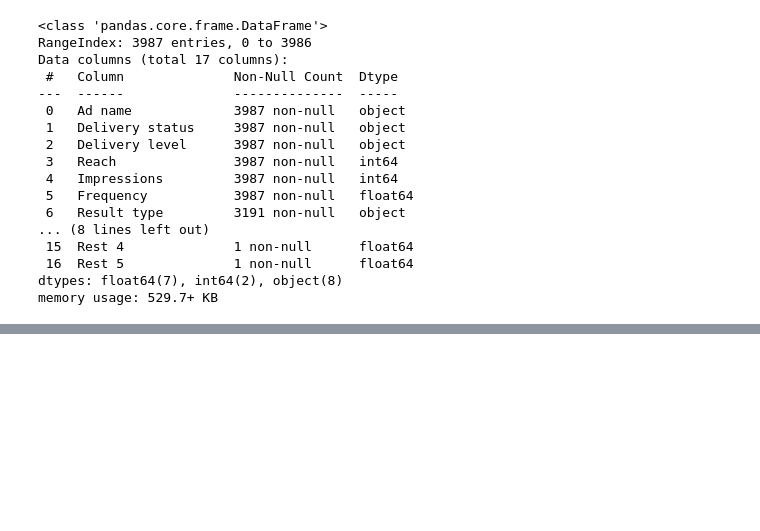
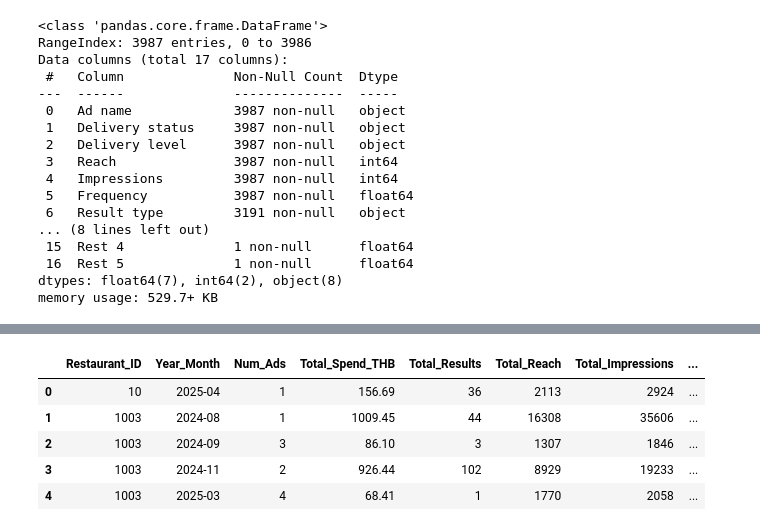
Before and after one commit to liyunling2/OPE, a Jupyter notebook: _1_eda/facebook_ads.ipynb, the cells around one changed output, grey strips where cells are left out. Cells and saved outputs as stored; diff of their text form; code cells hidden in the pictures; blank space fills up the shorter version.

Commit message:
aggregated restaurant monthly performance - high level

```diff
--- a/_1_eda/facebook_ads.ipynb
+++ b/_1_eda/facebook_ads.ipynb
@@ -197,0 +318,11 @@ Name: count, Length: 458, dtype: int64
+# %%
+#To fill up the Results column with 0 for the rows where it's NaN, and derive Cost Per Result by dividing Amount Spent (THB) with Results
+
+facebook_ads['Results'] = pd.to_numeric(facebook_ads['Results'], errors='coerce').fillna(0).astype(int)
+
+# Calculate cost per result, avoiding division by zero
+facebook_ads['Cost per result'] = np.where(
+    facebook_ads['Results'] > 0,
+    facebook_ads['Amount spent (THB)'] / facebook_ads['Results'],
+    0
+)
@@ -197,0 +435,31 @@ Name: count, Length: 458, dtype: int64
+# %%
+# Rename columns
+restaurant_month_agg.columns = [
+    'Restaurant_ID', 'Year_Month', 'Num_Ads', 'Total_Spend_THB', 'Total_Results',
+    'Total_Reach', 'Total_Impressions', 'Avg_Frequency',
+    'Avg_Cost_per_Result', 'Avg_Conversion_Rate_Pct', 'Avg_CTR_Proxy_Pct',
+    'Avg_CPM', 'Avg_Cost_per_Reach', 'Avg_Campaign_Duration_Days',
+]
+
+# Calculate overall metrics
+restaurant_month_agg['Overall_Conversion_Rate_Pct'] = np.where(
+    restaurant_month_agg['Total_Impressions'] > 0,
+    (restaurant_month_agg['Total_Results'] / restaurant_month_agg['Total_Impressions']) * 100,
+    0
+)
+
+restaurant_month_agg['Overall_Cost_per_Result'] = np.where(
+    restaurant_month_agg['Total_Results'] > 0,
+    restaurant_month_agg['Total_Spend_THB'] / restaurant_month_agg['Total_Results'],
+    0
+)
+
+restaurant_month_agg['Results_per_1000_THB'] = np.where(
+    restaurant_month_agg['Total_Spend_THB'] > 0,
+    (restaurant_month_agg['Total_Results'] / restaurant_month_agg['Total_Spend_THB']) * 1000,
+    0
+)
+
+print(f"\n✓ Aggregation complete")
+print(f"Total restaurant-month combinations: {len(restaurant_month_agg)}")
+print(f"Unique restaurants: {restaurant_month_agg['Restaurant_ID'].nunique()}")
@@ -197,0 +513,9 @@ Name: count, Length: 458, dtype: int64
+# %%
+restaurant_month_agg.head()
+# %% [output]
+|  | Restaurant_ID | Year_Month | Num_Ads | Total_Spend_THB | Total_Results | Total_Reach | Total_Impressions | ... |
+| 0 | 10 | 2025-04 | 1 | 156.69 | 36 | 2113 | 2924 | ... |
+| 1 | 1003 | 2024-08 | 1 | 1009.45 | 44 | 16308 | 35606 | ... |
+| 2 | 1003 | 2024-09 | 3 | 86.10 | 3 | 1307 | 1846 | ... |
+| 3 | 1003 | 2024-11 | 2 | 926.44 | 102 | 8929 | 19233 | ... |
+| 4 | 1003 | 2025-03 | 4 | 68.41 | 1 | 1770 | 2058 | ... |
```
Also changed, not shown: parts of 14 cells of this notebook, 2 other files.
